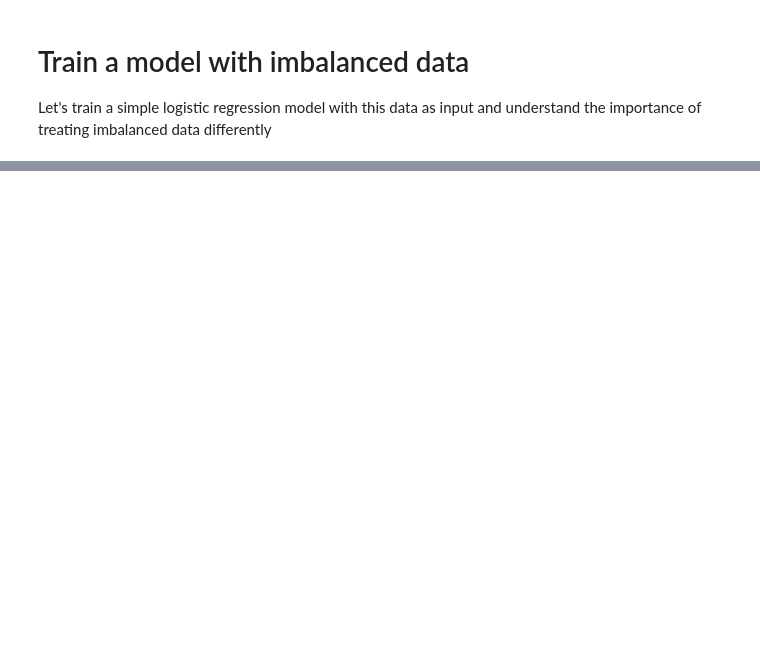
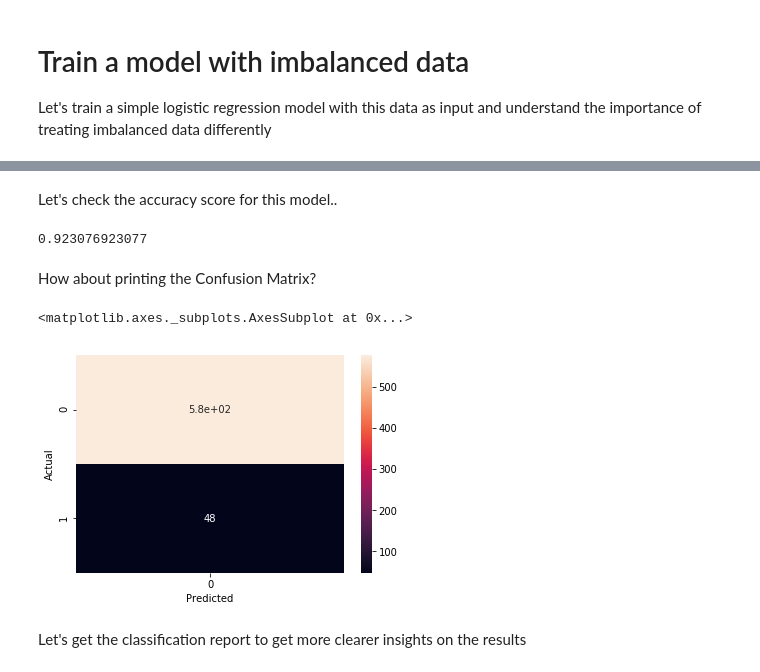
Before and after one commit to Pooja-Bhojwani/sklearn-interactive-tutorial, a Jupyter notebook: Imbalanced_dataset.ipynb, the cells around one changed output, grey strips where cells are left out. Saved outputs shown, nothing was run; the diff lists cells and outputs as text; code cells hidden in the pictures; blank space fills up the shorter version.

```diff
--- a/Imbalanced_dataset.ipynb
+++ b/Imbalanced_dataset.ipynb
@@ -118,0 +125,30 @@ AttributeError: module 'numpy' has no attribute 'printoptions'
+# %%
+# Separate input features (X) and target variable (y)
+y = bs_data.label
+X = bs_data.drop('label', axis=1)
+
+# Train model
+clf_0 = LogisticRegression().fit(X, y)
+
+# Predict on training set
+y_pred = clf_0.predict(X)
+# %% [markdown]
+Let's check the accuracy score for this model..
+# %%
+print(accuracy_score(y_pred, y) )
+# %% [output]
+0.923076923077
+# %% [markdown]
+How about printing the Confusion Matrix?
+# %%
+from sklearn.metrics import confusion_matrix
+import seaborn as sn
+
+confusion_matrix = pd.crosstab(y, y_pred, rownames=['Actual'], colnames=['Predicted'])
+
+sn.heatmap(confusion_matrix, annot=True)
+# %% [output]
+<matplotlib.axes._subplots.AxesSubplot at 0x...>
+[figure, added]
+# %% [markdown]
+Let's get the classification report to get more clearer insights on the results
```
Also changed, not shown: parts of 13 cells of this notebook, 1 other file.
